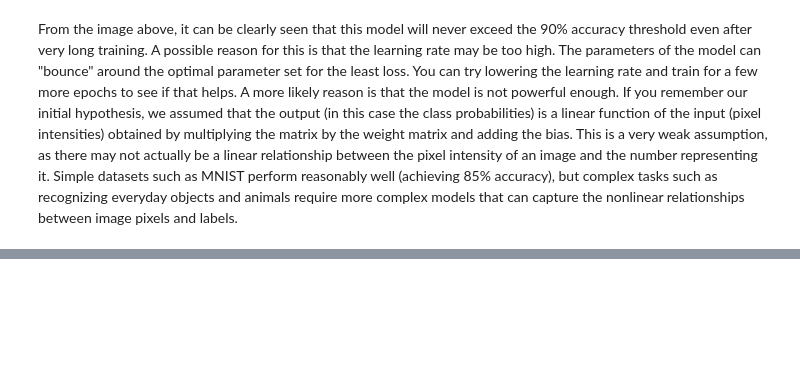
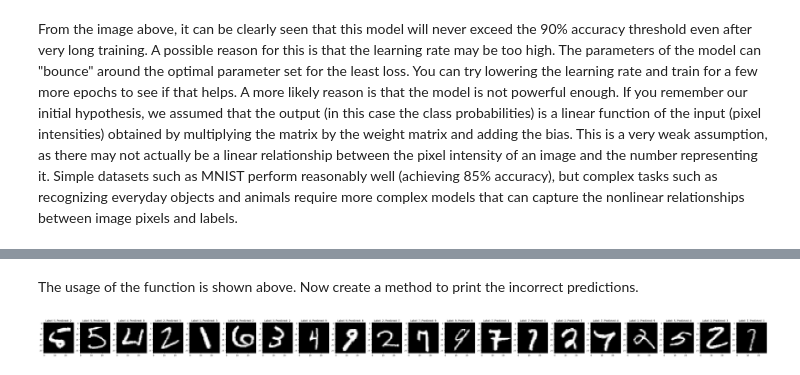
Before and after one commit to Prabhiraj-P/hello-mnist, a Jupyter notebook: mnist.ipynb, the cells around one changed output, grey strips where cells are left out. Saved outputs shown, nothing was run; the diff lists cells and outputs as text; code cells hidden in the pictures; blank space fills up the shorter version.

```diff
--- a/mnist.ipynb
+++ b/mnist.ipynb
@@ -594,0 +628,23 @@ From the image above, it can be clearly seen that this model will never exceed t
+# %% [markdown]
+The usage of the function is shown above. Now create a method to print the incorrect predictions.
+# %%
+i = 0
+j = 20
+
+fig, axes = plt.subplots(1, j, figsize=((2.5)*j, (.5)*j))  # Create a 1xj subplot grid
+
+for x in range(len(test_dataset)):
+    img, label = test_dataset[x]
+    pred = img_pred(model, img)
+    if pred != label:
+        axes[i].imshow(np.array(img).reshape(-1, 28), cmap='gray')
+        axes[i].set_title("Label: {}, Predicted: {}".format(label, pred))
+        i = i + 1
+
+    if i >= j:
+        break  # Break the loop if 'i' is equal to or greater than 'j'
+
+plt.tight_layout()
+plt.show()
+# %% [output]
+[figure, added]
```
Also changed, not shown: parts of 24 cells of this notebook.
